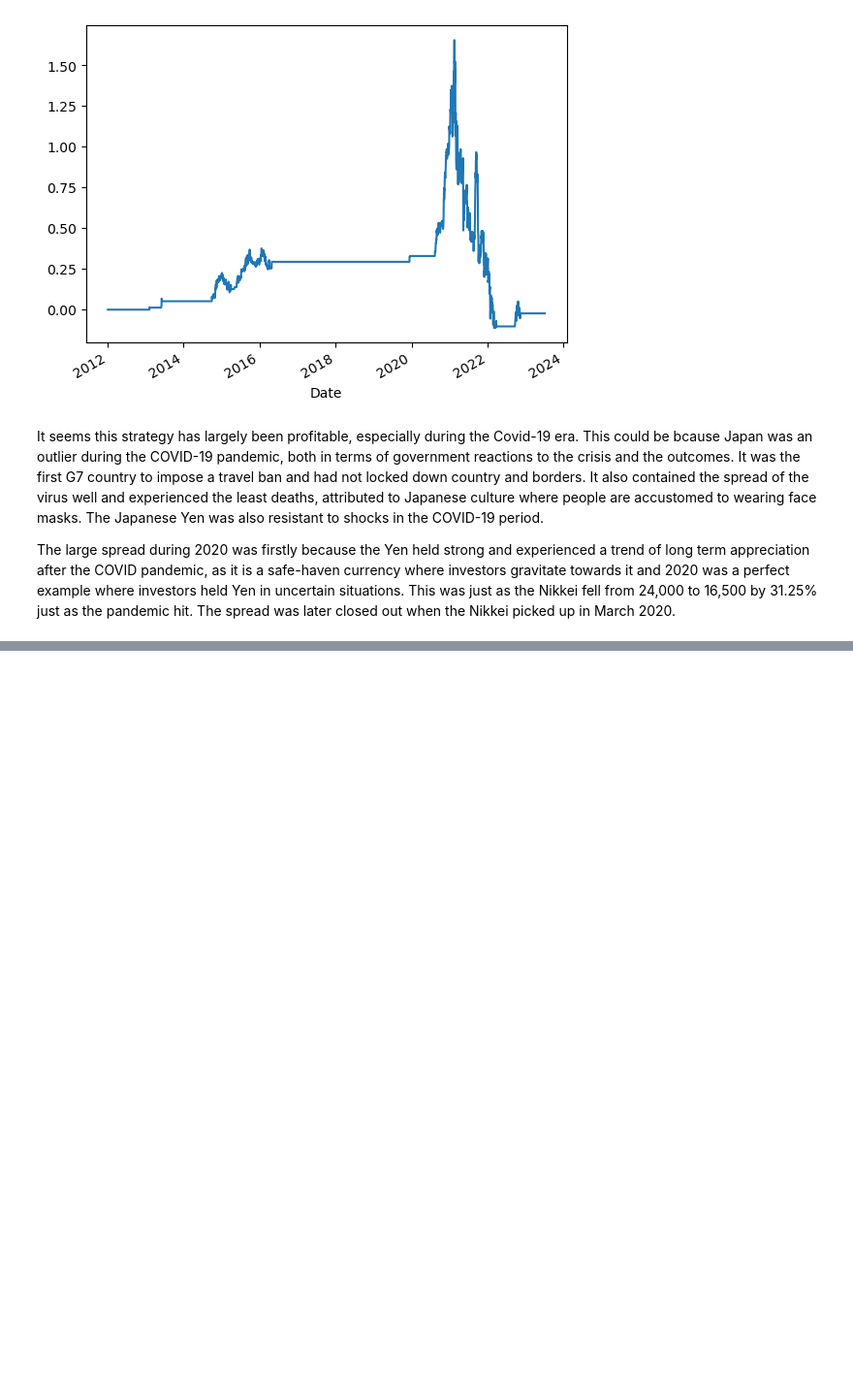
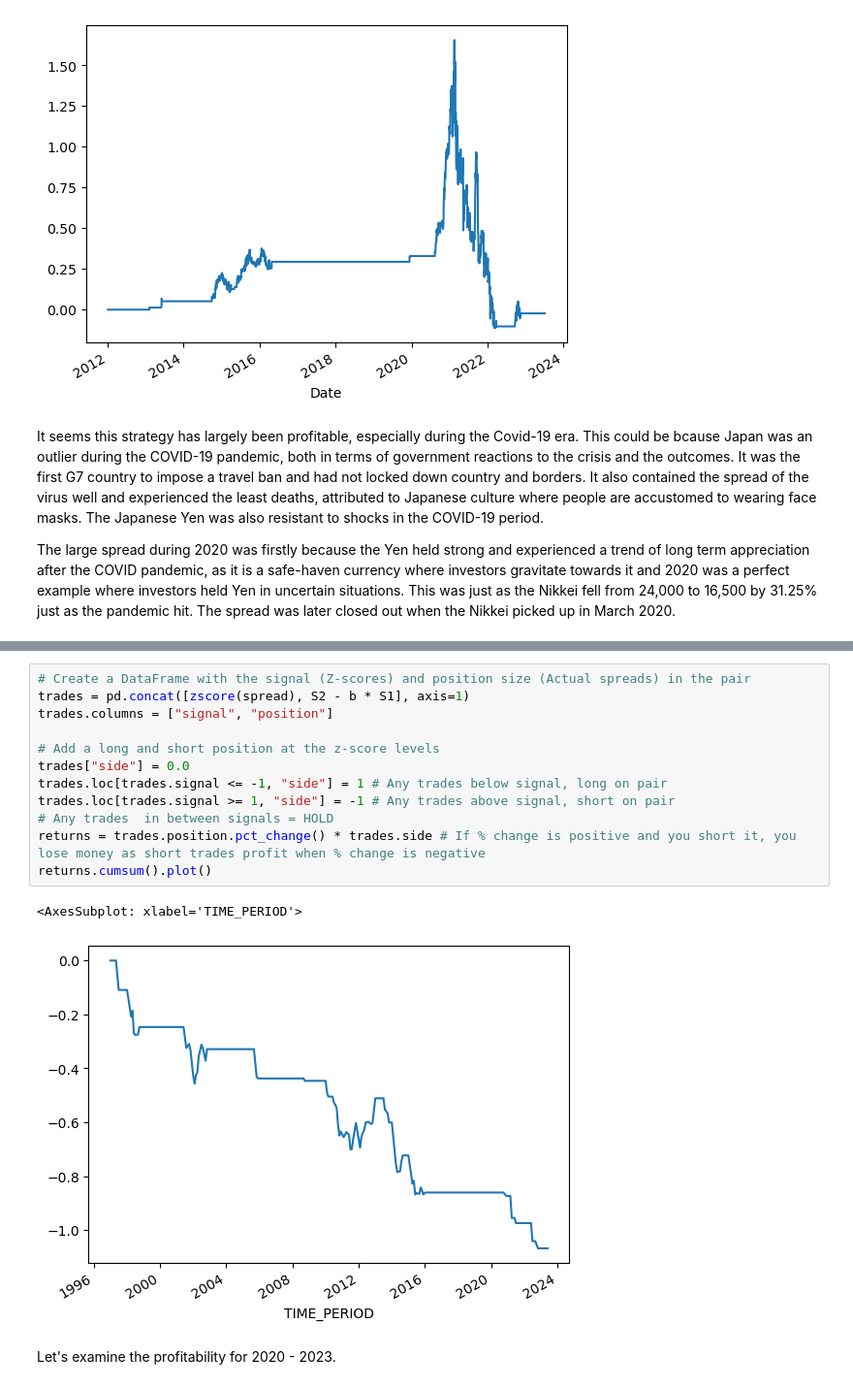
Before and after one commit to gracuamole/pairstrading, a Jupyter notebook: Pairs Trading Code.ipynb, the cells around one changed output, grey strips where cells are left out. Shown at 97% size. Saved outputs shown, nothing was run; the diff lists cells and outputs as text; blank space fills up the shorter version.

```diff
--- a/Pairs Trading Code.ipynb
+++ b/Pairs Trading Code.ipynb
@@ -230,0 +320,17 @@ The spread was later closed out when the Nikkei picked up in March 2020.
+# %%
+# Create a DataFrame with the signal (Z-scores) and position size (Actual spreads) in the pair
+trades = pd.concat([zscore(spread), S2 - b * S1], axis=1)
+trades.columns = ["signal", "position"]
+
+# Add a long and short position at the z-score levels
+trades["side"] = 0.0
+trades.loc[trades.signal <= -1, "side"] = 1 # Any trades below signal, long on pair
+trades.loc[trades.signal >= 1, "side"] = -1 # Any trades above signal, short on pair
+# Any trades  in between signals = HOLD
+returns = trades.position.pct_change() * trades.side # If % change is positive and you short it, you lose money as short trades profit when % change is negative
+returns.cumsum().plot()
+# %% [output]
+<AxesSubplot: xlabel='TIME_PERIOD'>
+[figure, added]
+# %% [markdown]
+Let's examine the profitability for 2020 - 2023.
```
Also changed, not shown: parts of 18 cells of this notebook.
